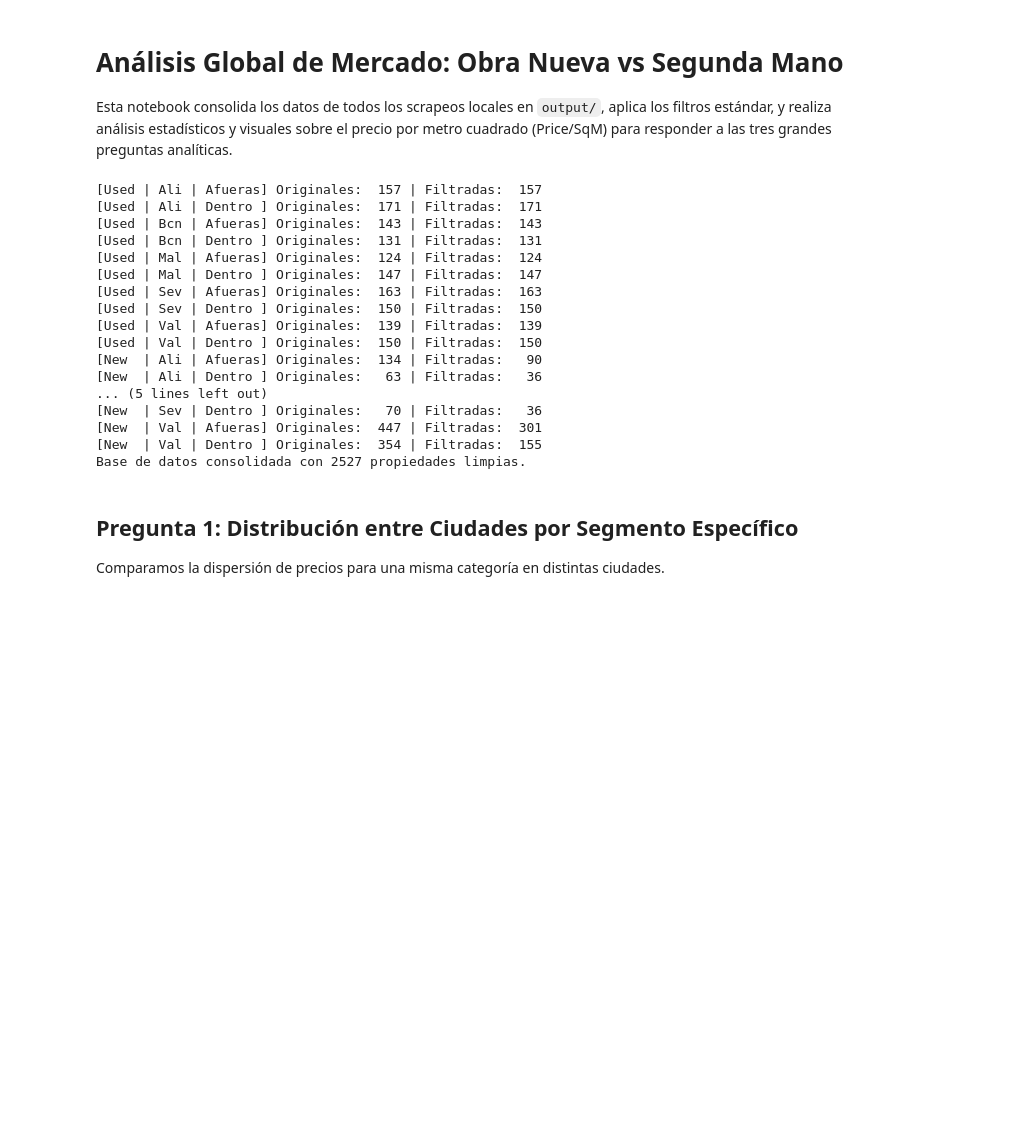
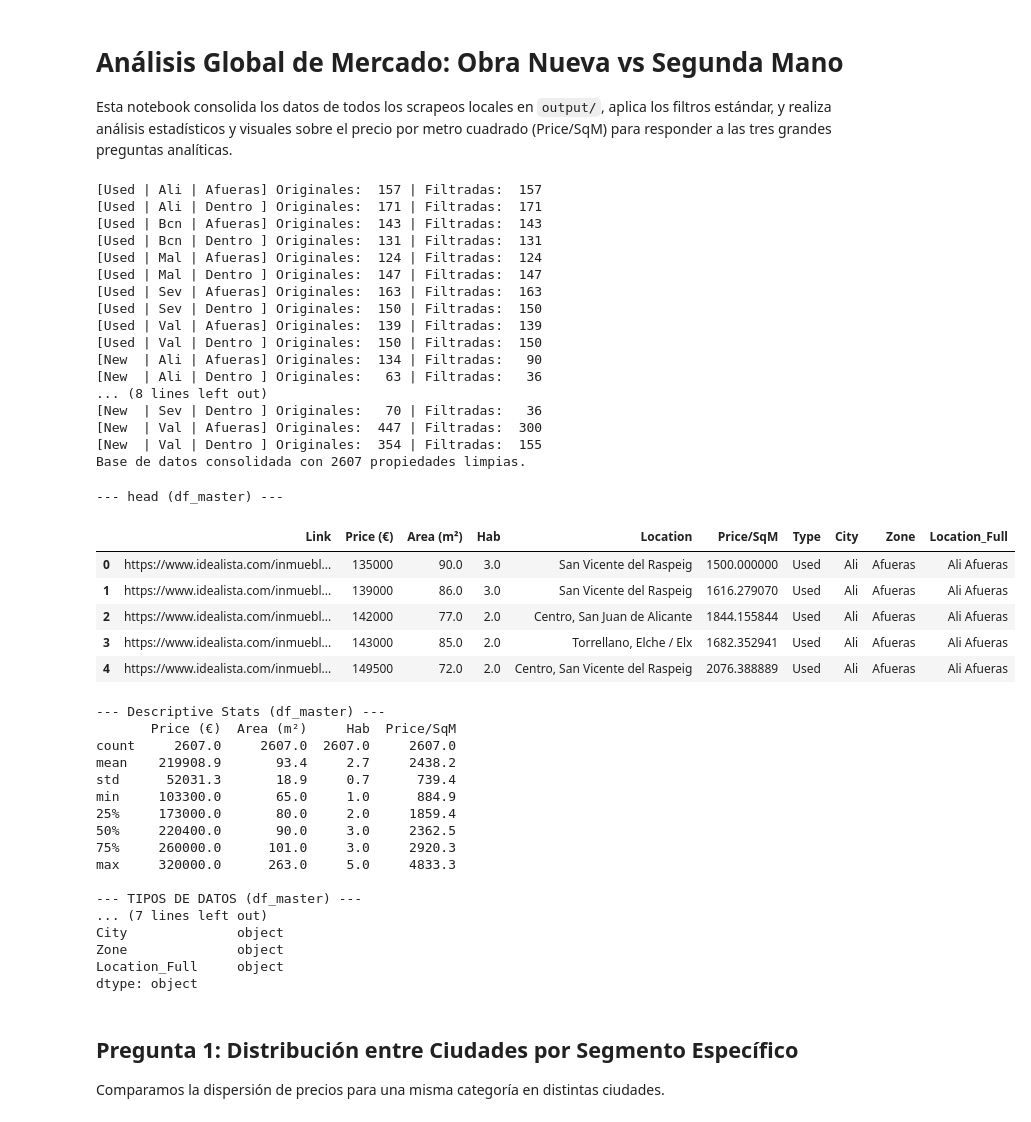
Before and after one commit to MatiGrinberg/Scraping_Real_estate_BCN, a Jupyter notebook: nb/Global_Comparison.ipynb, the cells around one changed output. Drawn from its saved outputs; the diff is of its cells as text; code cells hidden in the pictures; blank space fills up the shorter version.

```diff
--- a/nb/Global_Comparison.ipynb
+++ b/nb/Global_Comparison.ipynb
@@ -3,15 +3,20 @@
 
 Esta notebook consolida los datos de todos los scrapeos locales en `output/`, aplica los filtros estándar, y realiza análisis estadísticos y visuales sobre el precio por metro cuadrado (Price/SqM) para responder a las tres grandes preguntas analíticas.
 # %%
+if 'graficos_base64' not in globals():
+    graficos_base64 = {}
+import io
+import base64
 import os
 import glob
 import pandas as pd
 import seaborn as sns
 import matplotlib.pyplot as plt
+import webbrowser
+import time
 
 # Configuración visual
 sns.set_theme(style="whitegrid")
-
 # 1. Consolidación de Datos
 output_dir = '../output'
 all_data = []
@@ -21,7 +26,6 @@ for folder in os.listdir(output_dir):
     folder_path = os.path.join(output_dir, folder)
     if not os.path.isdir(folder_path):
         continue
-
     # Parsear nombre de la carpeta (Ej: 110000-320000_buy_new_Alic_afueras)
     parts = folder.split('_')
     if len(parts) >= 5 and parts[1].lower() == 'buy':
@@ -35,6 +39,17 @@ for folder in os.listdir(output_dir):
         if not csvs: continue
 
         df = pd.read_csv(csvs[0])
+        # --- LIMPIEZA DE COLUMNAS ---
+        if 'Price (€)' in df.columns:
+            if df['Price (€)'].dtype == 'object':
+                df['Price (€)'] = pd.to_numeric(df['Price (€)'].astype(str).str.replace('.', '', regex=False).str.replace(',', '.', regex=False).str.replace('€', '', regex=False).str.strip(), errors='coerce')
+        if 'Area (m²)' in df.columns:
+            if df['Area (m²)'].dtype == 'object':
+                df['Area (m²)'] = pd.to_numeric(df['Area (m²)'].astype(str).str.replace('m²', '', regex=False).str.replace('.', '', regex=False).str.strip(), errors='coerce')
+        if 'Hab' in df.columns:
+            if df['Hab'].dtype == 'object':
+                df['Hab'] = pd.to_numeric(df['Hab'].astype(str).str.replace('hab.', '', regex=False).str.replace('-', '', regex=False).str.strip(), errors='coerce')
+
         # Normalizar zona a 'Dentro' o 'Afueras'
         norm_zone = 'Dentro' if 'dentro' in zone.lower() else 'Afueras'
 
@@ -58,7 +73,7 @@ for folder in os.listdir(output_dir):
             df['Zone'] = norm_zone
             df['Location_Full'] = f"{city} {norm_zone}"
 
-            all_data.append(df[['Price/SqM', 'Type', 'City', 'Zone', 'Location_Full']])
+            all_data.append(df)
 
 
 # Imprimir reporte de filas ordenado
@@ -82,11 +97,43 @@ print(f"Base de datos consolidada con {len(df_master)} propiedades limpias.")
 [Used | Val | Dentro ] Originales:  150 | Filtradas:  150
 [New  | Ali | Afueras] Originales:  134 | Filtradas:   90
 [New  | Ali | Dentro ] Originales:   63 | Filtradas:   36
-... (5 lines left out)
+... (8 lines left out)
 [New  | Sev | Dentro ] Originales:   70 | Filtradas:   36
-[New  | Val | Afueras] Originales:  447 | Filtradas:  301
+[New  | Val | Afueras] Originales:  447 | Filtradas:  300
 [New  | Val | Dentro ] Originales:  354 | Filtradas:  155
-Base de datos consolidada con 2527 propiedades limpias.
+Base de datos consolidada con 2607 propiedades limpias.
+# %%
+print("\n--- head (df_master) ---")
+display(df_master.head())
+print("\n--- Descriptive Stats (df_master) ---")
+print(df_master.describe().round(1))
+print("\n--- TIPOS DE DATOS (df_master) ---")
+print(df_master.dtypes)
+# %% [output]
+--- head (df_master) ---
+|  | Link | Price (€) | Area (m²) | Hab | Location | Price/SqM | Type | City | Zone | Location_Full |
+| 0 | https://www.idealista.com/inmuebl... | 135000 | 90.0 | 3.0 | San Vicente del Raspeig | 1500.000000 | Used | Ali | Afueras | Ali Afueras |
+| 1 | https://www.idealista.com/inmuebl... | 139000 | 86.0 | 3.0 | San Vicente del Raspeig | 1616.279070 | Used | Ali | Afueras | Ali Afueras |
+| 2 | https://www.idealista.com/inmuebl... | 142000 | 77.0 | 2.0 | Centro, San Juan de Alicante | 1844.155844 | Used | Ali | Afueras | Ali Afueras |
+| 3 | https://www.idealista.com/inmuebl... | 143000 | 85.0 | 2.0 | Torrellano, Elche / Elx | 1682.352941 | Used | Ali | Afueras | Ali Afueras |
+| 4 | https://www.idealista.com/inmuebl... | 149500 | 72.0 | 2.0 | Centro, San Vicente del Raspeig | 2076.388889 | Used | Ali | Afueras | Ali Afueras |
+--- Descriptive Stats (df_master) ---
+       Price (€)  Area (m²)     Hab  Price/SqM
+count     2607.0     2607.0  2607.0     2607.0
+mean    219908.9       93.4     2.7     2438.2
+std      52031.3       18.9     0.7      739.4
+min     103300.0       65.0     1.0      884.9
+25%     173000.0       80.0     2.0     1859.4
+50%     220400.0       90.0     3.0     2362.5
+75%     260000.0      101.0     3.0     2920.3
+max     320000.0      263.0     5.0     4833.3
+
+--- TIPOS DE DATOS (df_master) ---
+... (7 lines left out)
+City              object
+Zone              object
+Location_Full     object
+dtype: object
 # %% [markdown]
 ## Pregunta 1: Distribución entre Ciudades por Segmento Específico
 Comparamos la dispersión de precios para una misma categoría en distintas ciudades.
```
Also changed, not shown: parts of 11 cells of this notebook.
